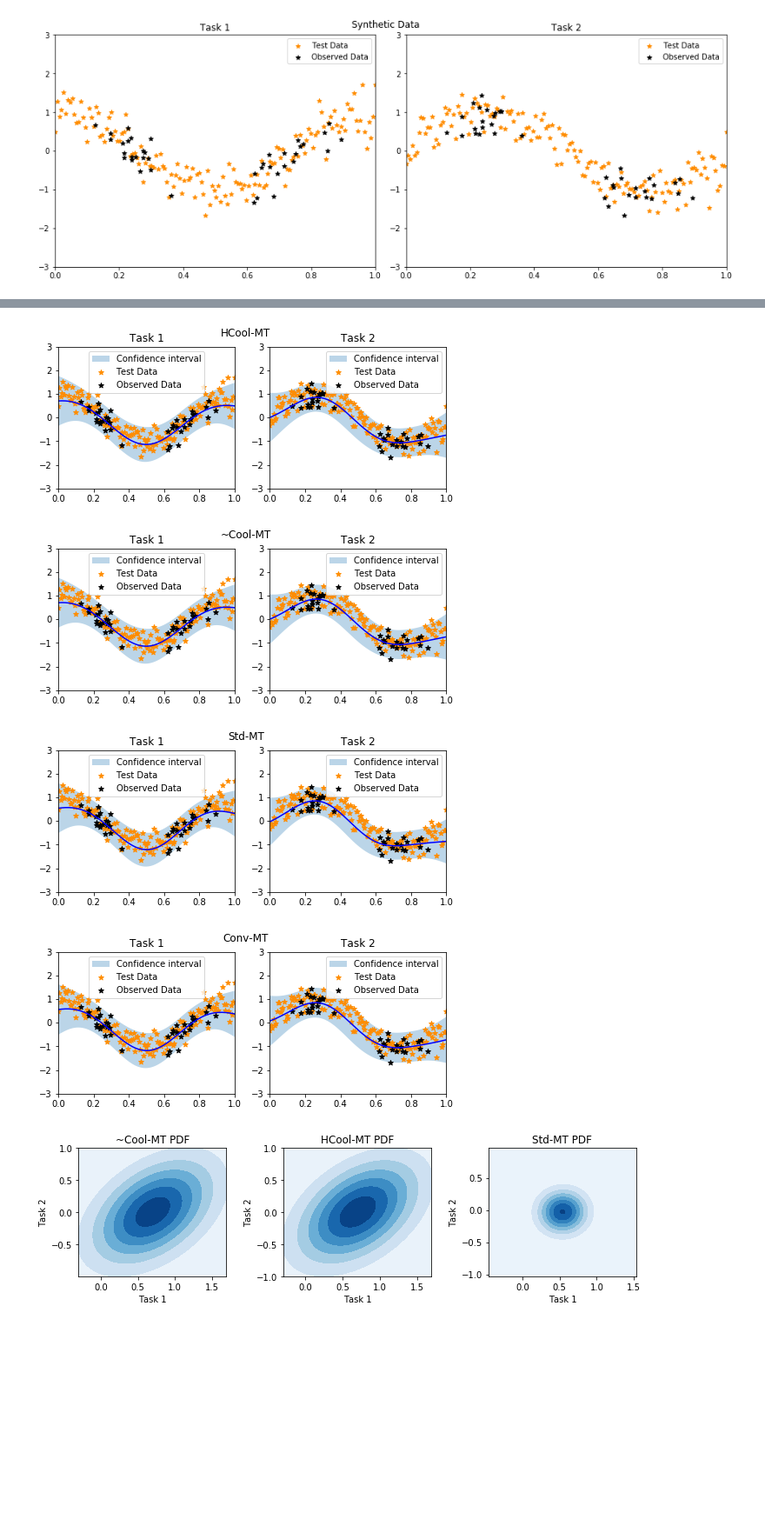
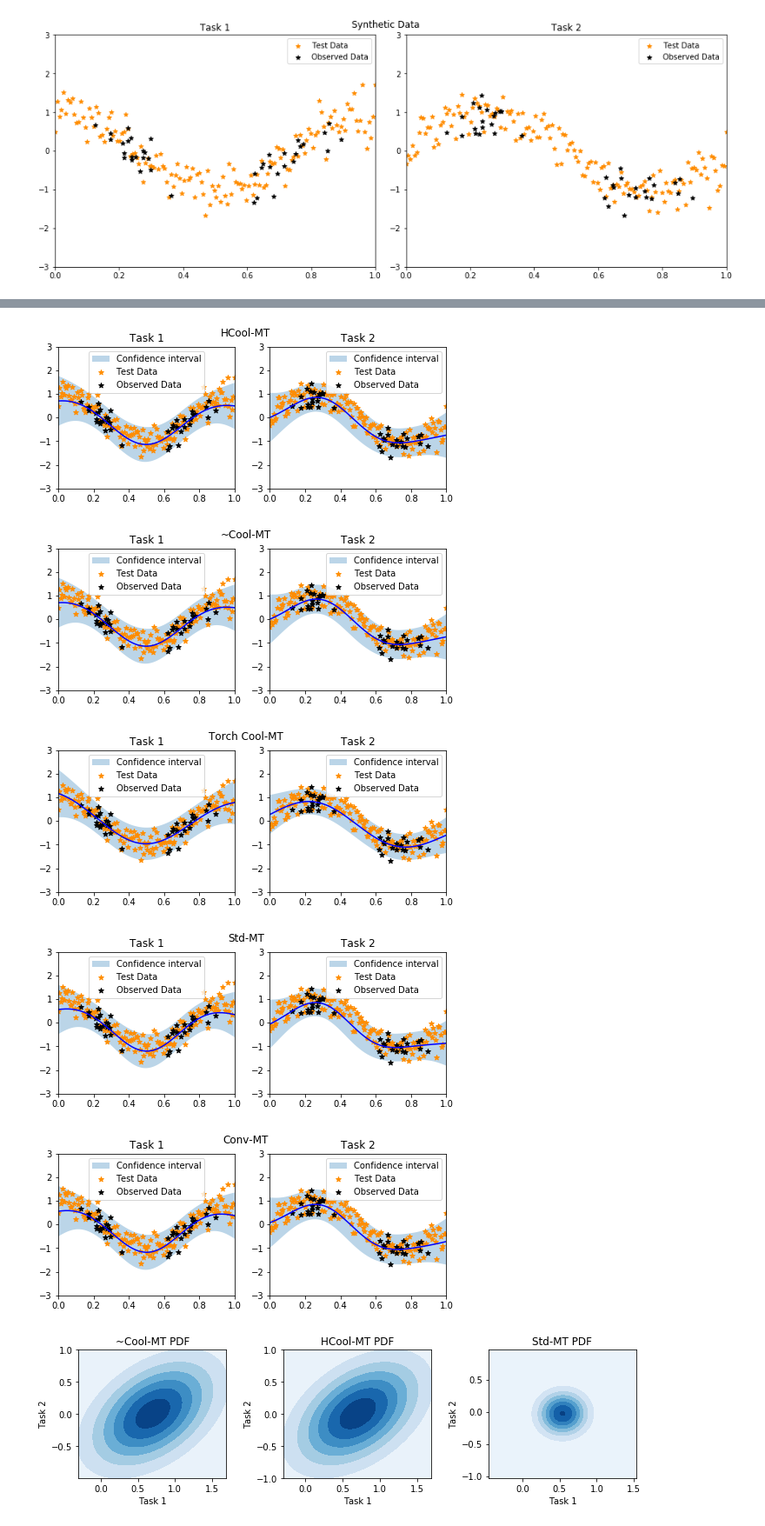
Before and after one commit to OGHinde/Cool_MTGP, a Jupyter notebook: CoolMTGP_variance_demo.ipynb, the cells around one changed output, grey strips where cells are left out. Shown: that part at 87% size. Drawn from its saved outputs; the diff is of its cells as text; code cells hidden in the pictures; blank space fills up the shorter version.

Commit message:
Fixed bug in predict function for the torch version of COOL-MT

```diff
--- a/CoolMTGP_variance_demo.ipynb
+++ b/CoolMTGP_variance_demo.ipynb
@@ -278,3 +280,12 @@ mtGP_acool = a_mtgp(kernel=kernel_X, kernel_noise=kernel_noise, n_restarts_optim
 mtGP_acool.fit(X_tr, Y_tr)
 mean_acool, lower_acool, upper_acool = mtGP_acool.predict(X_tst, conf_intervals=True)
 mse_acool = MSE(Y_tst, mean_acool)
+# %%
+# Torch COOL
+
+cool_torch = torch_mtgp(kernel='RBF')
+cool_torch.train(X_tr_tens, Y_tr_tens, training_iter=100, verbose=False)
+mean_torchcool, covar_data = cool_torch.predict(X_tst_tens, conf_intervals=True)
+lower_torchcool = covar_data['lower']
+upper_torchcool = covar_data['upper']
+mse_torchcool = MSE(Y_tst, mean_torchcool)
@@ -335,35 +355,43 @@ plot_results(X_tr, Y_tr, X_tst,
              lower_hcool,
              upper_hcool,
              Y_tst=Y_tst,
              model='HCool-MT')
 
 plot_results(X_tr, Y_tr, X_tst,
              mean_acool,
              lower_acool,
              upper_acool,
              Y_tst=Y_tst,
              model='~Cool-MT')
 
+plot_results(X_tr, Y_tr, X_tst,
+             mean_torchcool,
+             lower_torchcool,
+             upper_torchcool,
+             Y_tst=Y_tst,
+             model='Torch Cool-MT')
+
 if GPTorch:
     plot_results(X_tr, Y_tr, X_tst,
                  mean_std.numpy(),
                  lower_std.numpy(),
                  upper_std.numpy(),
                  Y_tst=Y_tst,
                  model='Std-MT')
 
 if GPFlow:
     plot_results(X_tr, Y_tr, X_tst,
                  mean_conv,
                  lower_conv,
                  upper_conv,
                  Y_tst=Y_tst,
                  model='Conv-MT')
 # %% [output]
 [figure]
 [figure]
-[figure, old version]
+[figure, new version]
-[figure, old version]
+[figure, new version]
+[figure, added]
 # %%
 # PLOT PREDICTIVE POSTERIOR PDFs FOR A FEW SAMPLES
 
```
Also changed, not shown: parts of 4 cells of this notebook, 6 other files.
